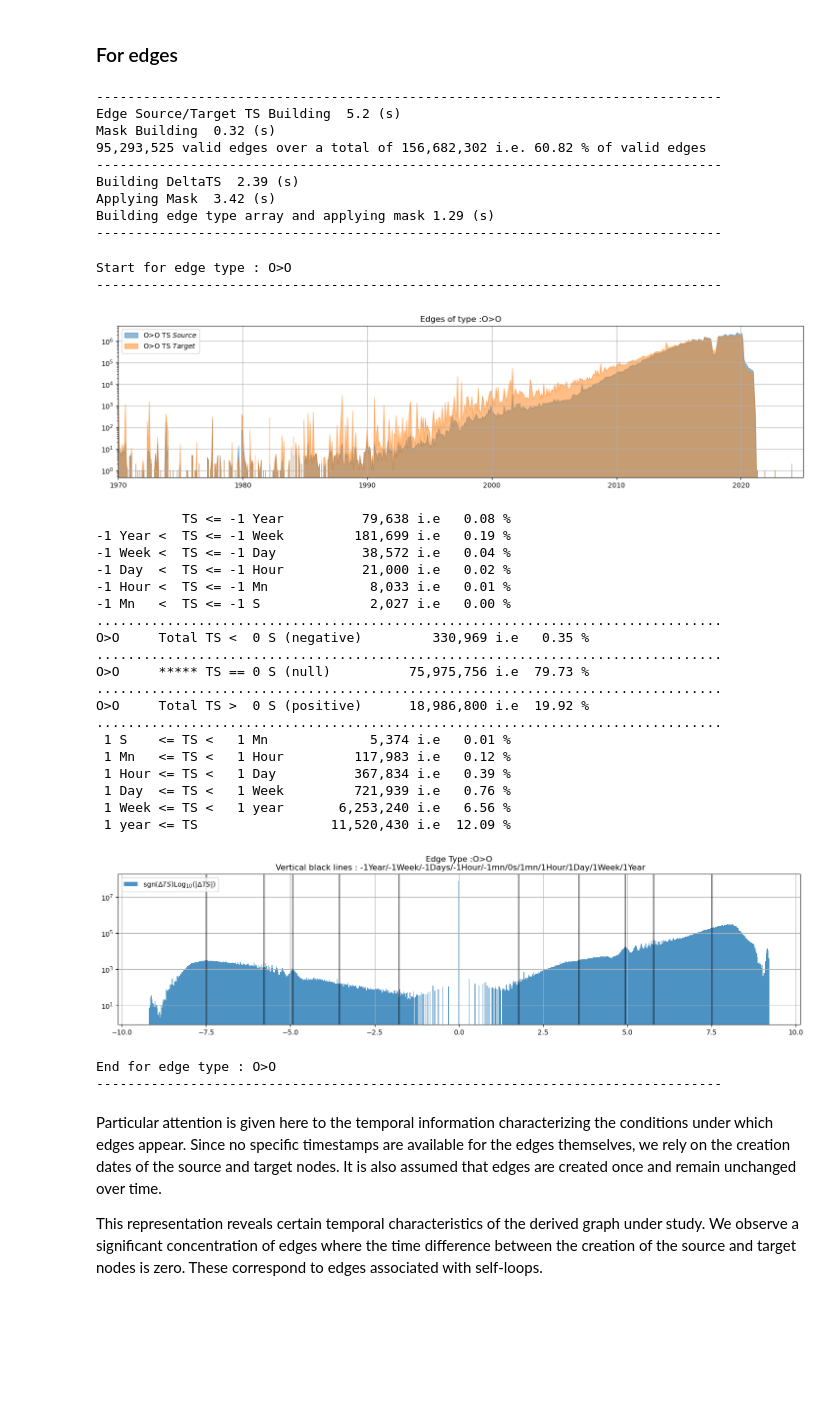
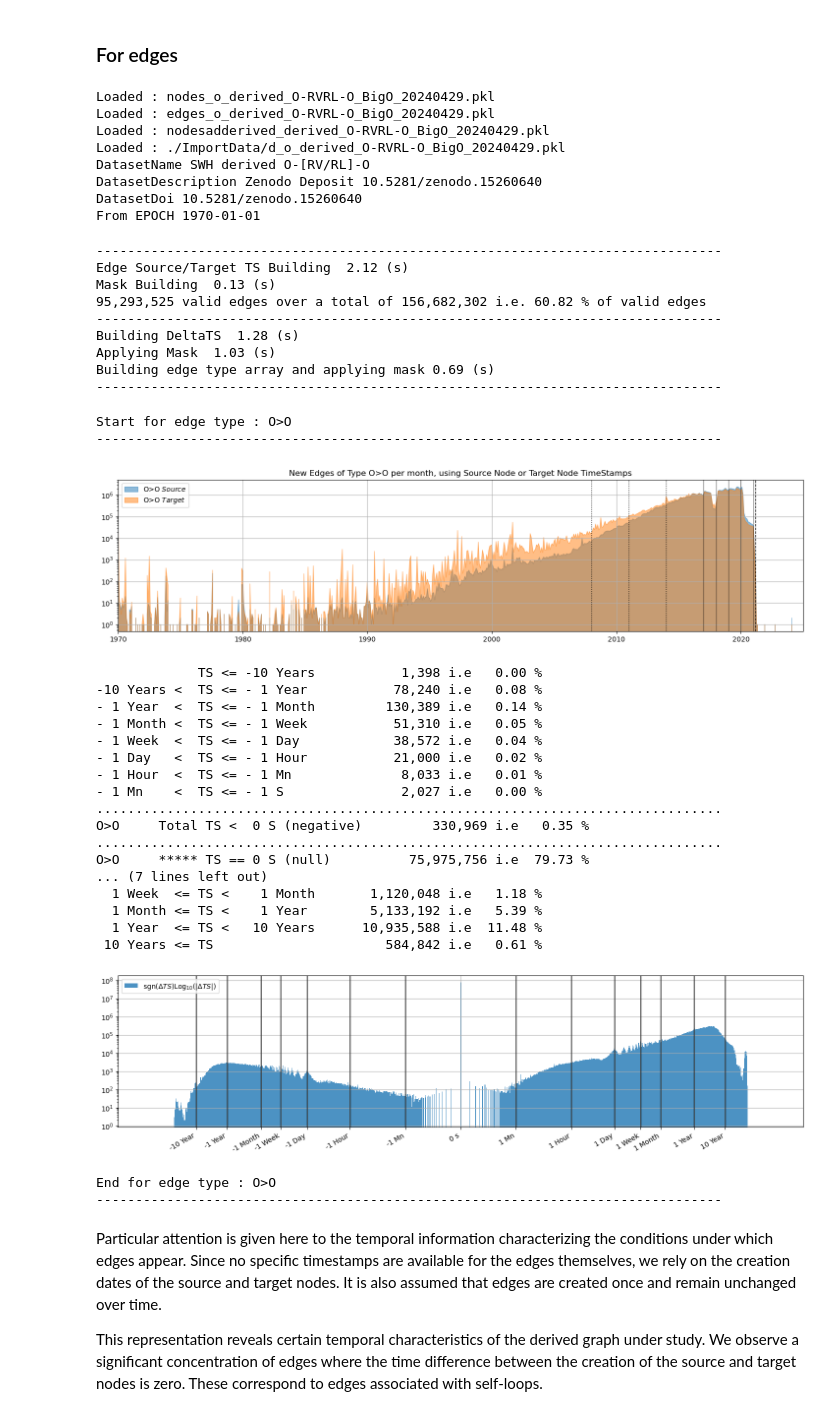
Before and after one commit to grouss/growing-network-study, a Jupyter notebook: SM00_QuickStart.ipynb, the cells around one changed output. Cells and saved outputs as stored; diff of their text form; code cells hidden in the pictures; blank space fills up the shorter version.

```diff
--- a/SM00_QuickStart.ipynb
+++ b/SM00_QuickStart.ipynb
@@ -202,7 +208,7 @@ The node of index     661,840,529 is of type RV
 # Loading the derived dataset O-(RV/RL)-O
 # ~140 millions of nodes, ~155 millions of edges)
 
-nodes,edges,nodesad,d,Nnodes,Nedges=LoadAllArray_OO()
+nodes,edges,nodesad,d,Nnodes,Nedges,EPOCH,DatasetName=LoadAllArray_OO()
 statoutput=DisplayTypeStats(nodes,edges,d)
 # %% [output]
 Loaded : nodes_o_derived_O-RVRL-O_BigO_20240429.pkl
@@ -295,7 +310,7 @@ Approximately 60% (61.4 / 156.7) of the edges exhibit timestamp exceptions, i.e.
 # %% [markdown]
 ### For nodes
 # %%
-nodes,edges,nodesad,d,Nnodes,Nedges=LoadAllArray_OO()
+nodes,edges,nodesad,d,Nnodes,Nedges,EPOCH,DatasetName=LoadAllArray_OO()
 # Build TS array of all nodes
 print(80*"-")
 # Exclude edges where timestamp==0 or timestamp==2**32-1
@@ -343,7 +364,7 @@ for i,Ntype in enumerate(encoding):
     if np.sum(mask_type)!=0: # only for edge types that exist
         print("Start for node type :",Ntype)
         print(80*"-")
-        PlotTSoverTimeNodes(nodesarrayTS,mask_type,Ntype)
+        PlotTSoverTimeNodes(nodesarrayTS[mask_type],Ntype)
         print(80*"-")
 # %% [output]
 Start for node type : O
@@ -360,53 +379,60 @@ The presence of such anomalies is not uncommon in real-world datasets. It is, of
 # %% [markdown]
 ### For edges
 # %%
-nodes,edges,nodesad,d,Nnodes,Nedges=LoadAllArray_OO()
+nodes,edges,nodesad,d,Nnodes,Nedges,EPOCH,DatasetName=LoadAllArray_OO()
+# %% [output]
+Loaded : nodes_o_derived_O-RVRL-O_BigO_20240429.pkl
+Loaded : edges_o_derived_O-RVRL-O_BigO_20240429.pkl
+Loaded : nodesadderived_derived_O-RVRL-O_BigO_20240429.pkl
+Loaded : ./ImportData/d_o_derived_O-RVRL-O_BigO_20240429.pkl
+DatasetName SWH derived O-[RV/RL]-O
+DatasetDescription Zenodo Deposit 10.5281/zenodo.15260640
+DatasetDoi 10.5281/zenodo.15260640
+From EPOCH 1970-01-01
 # %%
 arraytype,encoding,sourcearrayTS,targetarrayTS,deltaTS=GetEdgeTs(nodes,edges,nodesad,d,Nnodes,Nedges)
 # %% [output]
 --------------------------------------------------------------------------------
-Edge Source/Target TS Building  5.2 (s)
-Mask Building  0.32 (s)
+Edge Source/Target TS Building  2.12 (s)
+Mask Building  0.13 (s)
 95,293,525 valid edges over a total of 156,682,302 i.e. 60.82 % of valid edges
 --------------------------------------------------------------------------------
-Building DeltaTS  2.39 (s)
-Applying Mask  3.42 (s)
-Building edge type array and applying mask 1.29 (s)
+Building DeltaTS  1.28 (s)
+Applying Mask  1.03 (s)
+Building edge type array and applying mask 0.69 (s)
 --------------------------------------------------------------------------------
 # %%
 for i,Etype in enumerate(encoding):
     mask_type=arraytype==i
     if np.sum(mask_type)!=0: # only for edge types that exist
         print("Start for edge type :",Etype)
         print(80*"-")
-        PlotTSoverTimeEdges(sourcearrayTS,targetarrayTS,mask_type,Etype)
-        DisplayTSstat(deltaTS,mask_type,Etype)
-        PlotTSHisto(deltaTS,mask_type,Etype)
+        PlotTSoverTimeEdges(sourcearrayTS[mask_type],targetarrayTS[mask_type],Etype)
+        DisplayTSstat(deltaTS[mask_type],Etype)
+        PlotTSHisto(deltaTS[mask_type],Etype)
         print(80*"-")
 # %% [output]
 Start for edge type : O>O
 --------------------------------------------------------------------------------
-[figure, old version]
+[figure, new version]
-           TS <= -1 Year          79,638 i.e   0.08 %
--1 Year <  TS <= -1 Week         181,699 i.e   0.19 %
--1 Week <  TS <= -1 Day           38,572 i.e   0.04 %
--1 Day  <  TS <= -1 Hour          21,000 i.e   0.02 %
--1 Hour <  TS <= -1 Mn             8,033 i.e   0.01 %
--1 Mn   <  TS <= -1 S              2,027 i.e   0.00 %
+             TS <= -10 Years           1,398 i.e   0.00 %
+-10 Years <  TS <= - 1 Year           78,240 i.e   0.08 %
+- 1 Year  <  TS <= - 1 Month         130,389 i.e   0.14 %
+- 1 Month <  TS <= - 1 Week           51,310 i.e   0.05 %
+- 1 Week  <  TS <= - 1 Day            38,572 i.e   0.04 %
+- 1 Day   <  TS <= - 1 Hour           21,000 i.e   0.02 %
+- 1 Hour  <  TS <= - 1 Mn              8,033 i.e   0.01 %
+- 1 Mn    <  TS <= - 1 S               2,027 i.e   0.00 %
 ................................................................................
 O>O     Total TS <  0 S (negative)         330,969 i.e   0.35 %
 ................................................................................
 O>O     ***** TS == 0 S (null)          75,975,756 i.e  79.73 %
-................................................................................
-O>O     Total TS >  0 S (positive)      18,986,800 i.e  19.92 %
-................................................................................
- 1 S    <= TS <   1 Mn             5,374 i.e   0.01 %
- 1 Mn   <= TS <   1 Hour         117,983 i.e   0.12 %
- 1 Hour <= TS <   1 Day          367,834 i.e   0.39 %
- 1 Day  <= TS <   1 Week         721,939 i.e   0.76 %
- 1 Week <= TS <   1 year       6,253,240 i.e   6.56 %
- 1 year <= TS                 11,520,430 i.e  12.09 %
+... (7 lines left out)
+  1 Week  <= TS <    1 Month       1,120,048 i.e   1.18 %
+  1 Month <= TS <    1 Year        5,133,192 i.e   5.39 %
+  1 Year  <= TS <   10 Years      10,935,588 i.e  11.48 %
+ 10 Years <= TS                      584,842 i.e   0.61 %
-[figure, old version]
+[figure, new version]
 End for edge type : O>O
 --------------------------------------------------------------------------------
 # %% [markdown]
```
Also changed, not shown: parts of 26 cells of this notebook, 21 other files.
